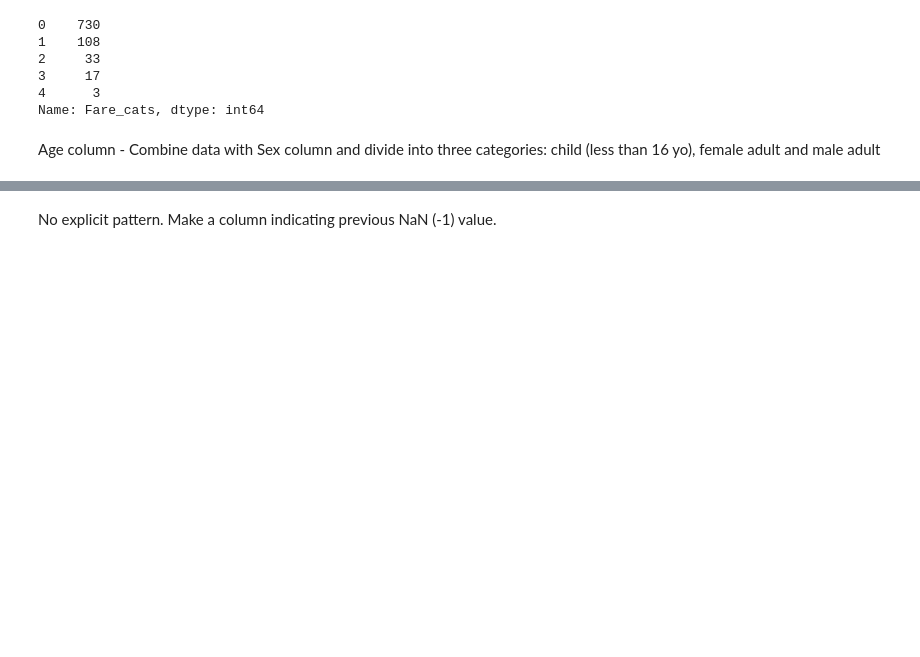
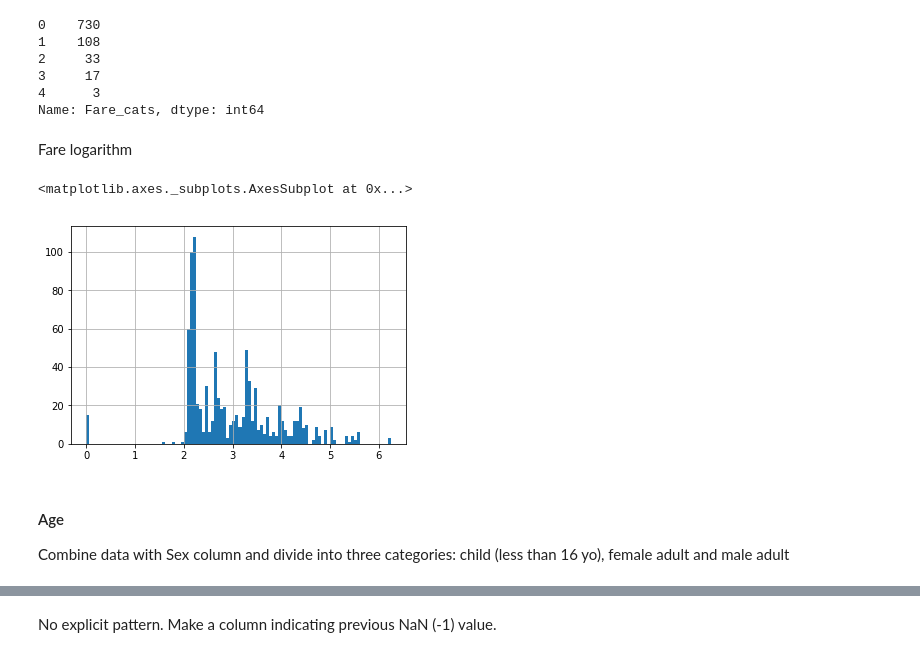
Before and after one commit to darciu/Titanic_dataset, a Jupyter notebook: Famous Titanic Dataset.ipynb, the cells around one changed output, grey strips where cells are left out. Cells and saved outputs as stored; diff of their text form; code cells hidden in the pictures; blank space fills up the shorter version.

```diff
--- a/Famous Titanic Dataset.ipynb
+++ b/Famous Titanic Dataset.ipynb
@@ -211,2 +232,0 @@ Simply factorize
-# %%
-df["Embarked_cat"] = df["Embarked"].factorize()[0]
@@ -266,3 +302,10 @@ df["Fare_cats"].value_counts()
 3     17
 4      3
 Name: Fare_cats, dtype: int64
+# %% [markdown]
+Fare logarithm
+# %%
+np.log(df['Fare'] + 1).hist(bins = 100)
+# %% [output]
+<matplotlib.axes._subplots.AxesSubplot at 0x...>
+[figure, added]
@@ -269,5 +314,6 @@ Name: Fare_cats, dtype: int64
 # %% [markdown]
-Age column - Combine data with Sex column and divide into three categories: child (less than 16 yo), female adult and male adult
+#### Age
+Combine data with Sex column and divide into three categories: child (less than 16 yo), female adult and male adult
 # %%
 sns.distplot(df['Age'], bins=50)
 # %% [output]
```
Also changed, not shown: parts of 57 cells of this notebook.
